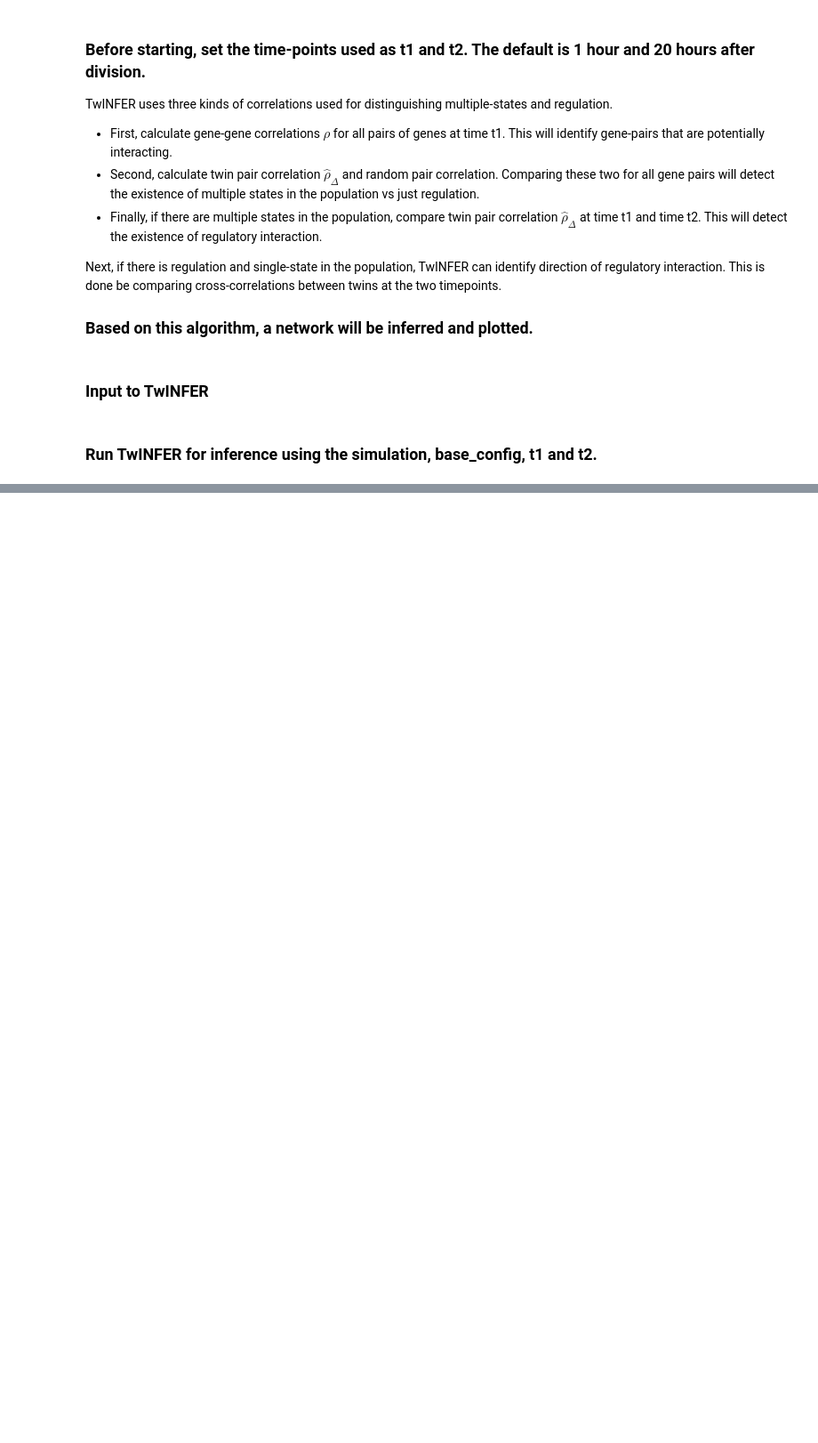
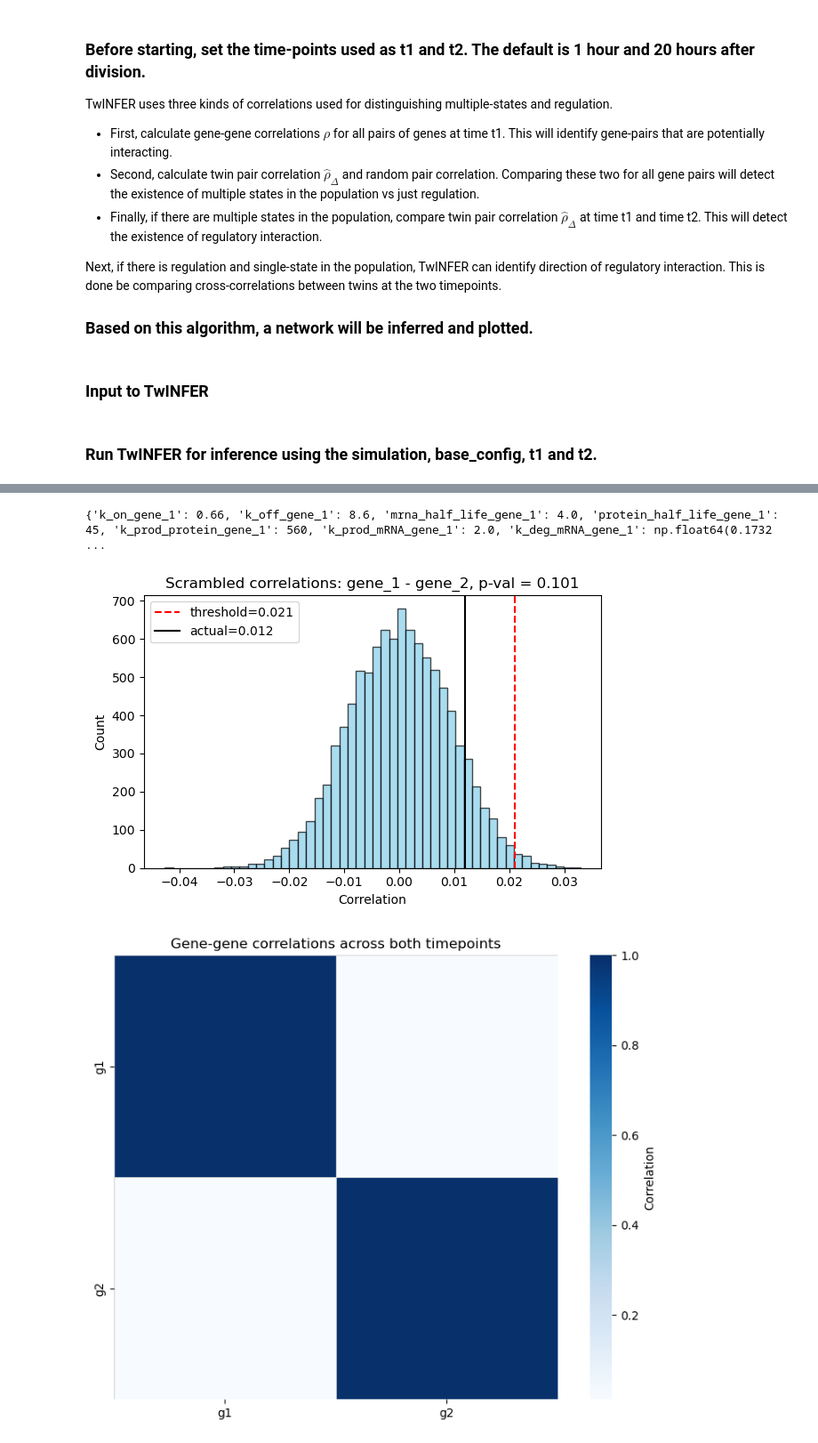
Before and after one commit to Keerthana910234/TwINFER, a Jupyter notebook: TwINFER_simulation_and_analysis.ipynb, the cells around one changed output, grey strips where cells are left out. Shown: that part at 89% size. Drawn from its saved outputs; the diff is of its cells as text; code cells hidden in the pictures; blank space fills up the shorter version.

Commit message:
added all statistical tests and modified cross-correlation plot coloring. Big update

```diff
--- a/TwINFER_simulation_and_analysis.ipynb
+++ b/TwINFER_simulation_and_analysis.ipynb
@@ -26,16 +28,16 @@ path_to_code_repo = os.path.abspath(getattr(sys.modules['__main__'], '__file__',
 #Common path to data files
 path_to_data = f"{path_to_code_repo}/simulation_example_input_data"
 base_config = {
-    'n_cells': 10000, #Number of cells before division (number of twin pairs)
-    'simulation_time_before_division': 6000, #The time used to run the initial cells before division. User must set this time to ensure the population reaches steady state [hours]
+    'n_cells': 6000, #Number of cells before division (number of twin pairs)
+    'simulation_time_before_division': 1000, #The time used to run the initial cells before division. User must set this time to ensure the population reaches steady state [hours]
     'twin_simulation_time_after_division': 48, #The time twin cells are simulated after division and measurements are stored in the output[hours]
     'twin_measurement_resolution': 1, #The time between each measurement of twin cells [hours]. For example, if twin_sampling_duration is 12 and twin_measurement_resolution is 1, the final dataframe will contain hourly measurements for 12 hours (0 is birth).
-    "path_to_connectivity_matrix": f"{path_to_data}/connectivity_matrix_fan_out.txt", #path to the connectivity matrix specifying the GRN to simulate
+    "path_to_connectivity_matrix": f"{path_to_data}/connectivity_matrix_A_to_B.txt", #path to the connectivity matrix specifying the GRN to simulate
     "param_csv": f"{path_to_data}/median_parameter.csv", #Path to the parameters for all genes and interaction terms
-    "rows_to_use": [[0,1,2]], #Rows in the parameter's csv file for each gene. Example - [0,0] will mean use row 0 parameters for both gene 1 and 2. The length should be equal to number of genes in the system.
+    "rows_to_use": [[0,0]], #Rows in the parameter's csv file for each gene. Example - [0,0] will mean use row 0 parameters for both gene 1 and 2. The length should be equal to number of genes in the system.
     "output_folder": f"{path_to_code_repo}/example_simulation_output/", #Path to folder to store simulation
     "log_file": f"{path_to_code_repo}/example_simulation_output/example_log.jsonl", #Path to the log file
-    "type": "A_to_B",  # Name of the network used -- will be in the filename
+    "type": ":inear_cascade",  # Name of the network used -- will be in the filename
     "number_of_parallel_parameters": 1, #Number of parameters to be run in parallel
     "number_of_cores_per_parameter": 4, #Number of cores to be used per parameter (number_of_parallel_parameters * number_of_cores_per_parameter = number of cores in your computer)
 }
@@ -448,0 +464,24 @@ correlation_matrices = infer_using_twinfer(path_to_simulation_file, base_config,
+# %%
+twinfer_kwargs = {
+    "path_to_simulation_file": "",
+    "base_config": base_config,
+    "t1": 1,  #time [hours] after division when t1 sample is collected
+    "t2": 20, #time [hours] after division when t2 sample is collected
+    "check_for_steady_state": True,
+    "threshold_gene_gene_corr": 0.04, #Use direct threshold (used ONLY if use_scramble is False)
+    "use_scramble": True, #If set to true, set the p_val_threshold_scrambled_gene_correlation;threshold_gene_gene_corr will NOT be used
+    "p_val_threshold_scrambled_gene_correlation": 0.01, #used ONLY if use_scramble is True
+    "show_scrambled_distribution_gene_correlation": True,
+    "z_score_threshold_two_states": 10,
+    "p_value_threshold_cross_correlation": 0.01,
+    "plot_correlation_matrices_as_heatmap": True,
+    "have_any_output": True,
+    "seed": 101010,
+    "infer_direction_for_which_edges": "all-edges" #can be either single-state or all-edges
+}
+# %%
+correlation_matrices = infer_with_twinfer(**twinfer_kwargs)
+# %% [output]
+{'k_on_gene_1': 0.66, 'k_off_gene_1': 8.6, 'mrna_half_life_gene_1': 4.0, 'protein_half_life_gene_1': 45, 'k_prod_protein_gene_1': 560, 'k_prod_mRNA_gene_1': 2.0, 'k_deg_mRNA_gene_1': np.float64(0.1732 ...
+[figure, added]
+[figure, added]
```
Also changed, not shown: parts of 6 cells of this notebook, 3 other files.
